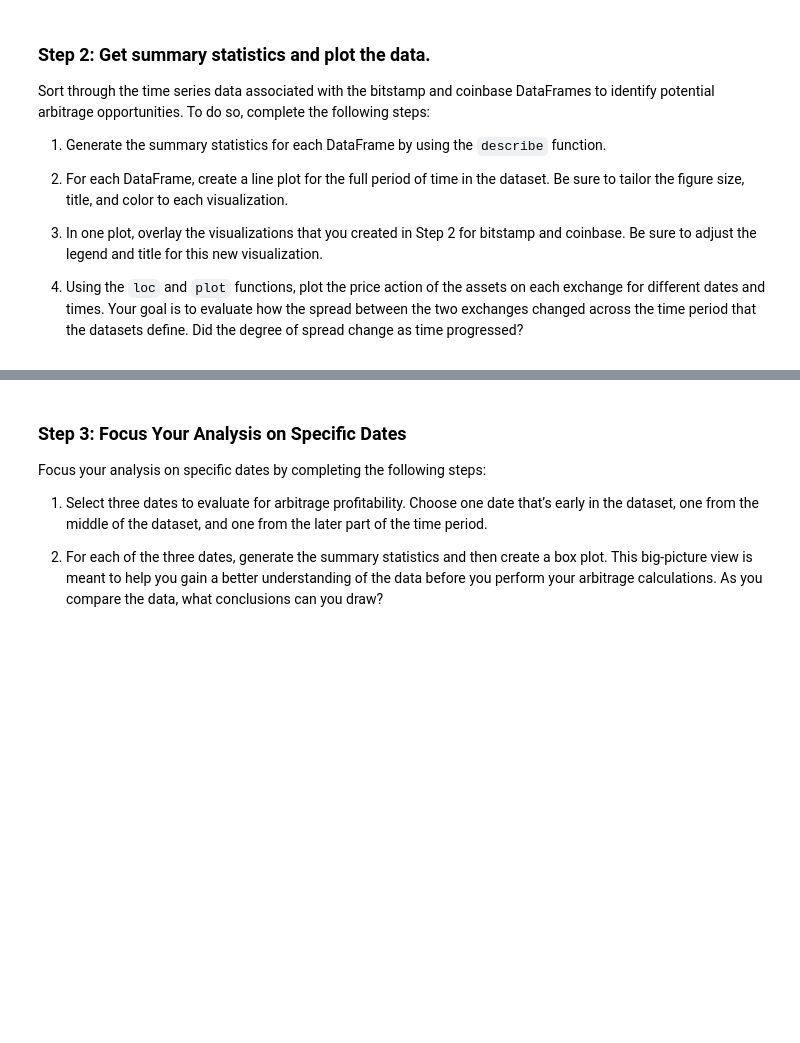
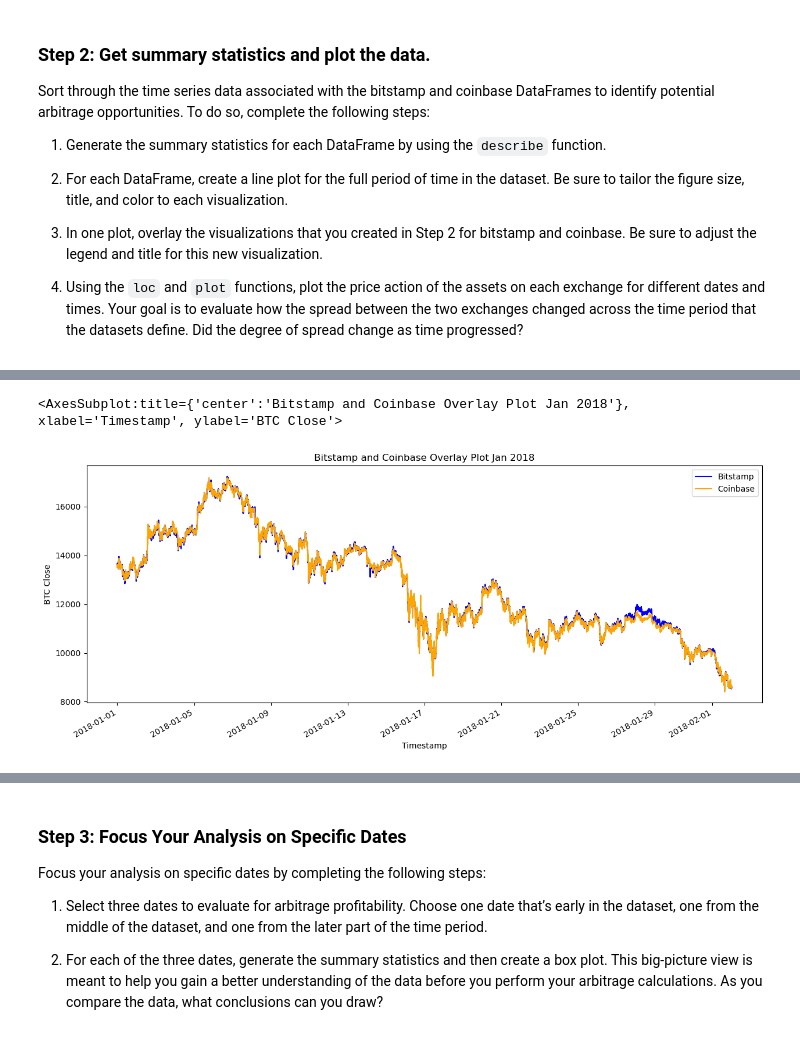
Before and after one commit to BorisDudkin/Fintech_Module3_Bitcoin_Arbitrage, a Jupyter notebook: crypto_arbitrage.ipynb, the cells around one changed output, grey strips where cells are left out. Cells and saved outputs as stored; diff of their text form; code cells hidden in the pictures; blank space fills up the shorter version.

```diff
--- a/crypto_arbitrage.ipynb
+++ b/crypto_arbitrage.ipynb
@@ -416,8 +460,12 @@ Sort through the time series data associated with the bitstamp and coinbase Data
 # %%
 # Using the loc and plot functions, create an overlay plot that visualizes
 # the price action of both DataFrames for a one month period early in the dataset
 # Be sure to include the parameters: legend, figure size, title, and color and label
-# YOUR CODE HERE
+bitstamp['Close'].loc['2018-01-01':'2018-02-01'].plot(legend=True, figsize=(15, 6), title="Bitstamp and Coinbase Overlay Plot Jan 2018", color="blue", ylabel = "BTC Close", label="Bitstamp")
+coinbase['Close'].loc['2018-01-01':'2018-02-01'].plot(legend=True, figsize=(15, 6), color="orange", ylabel = "BTC Close", label="Coinbase")
+# %% [output]
+<AxesSubplot:title={'center':'Bitstamp and Coinbase Overlay Plot Jan 2018'}, xlabel='Timestamp', ylabel='BTC Close'>
+[figure, added]
 # %%
 # Using the loc and plot functions, create an overlay plot that visualizes
 # the price action of both DataFrames for a one month period later in the dataset
```
Also changed, not shown: parts of 20 cells of this notebook.
